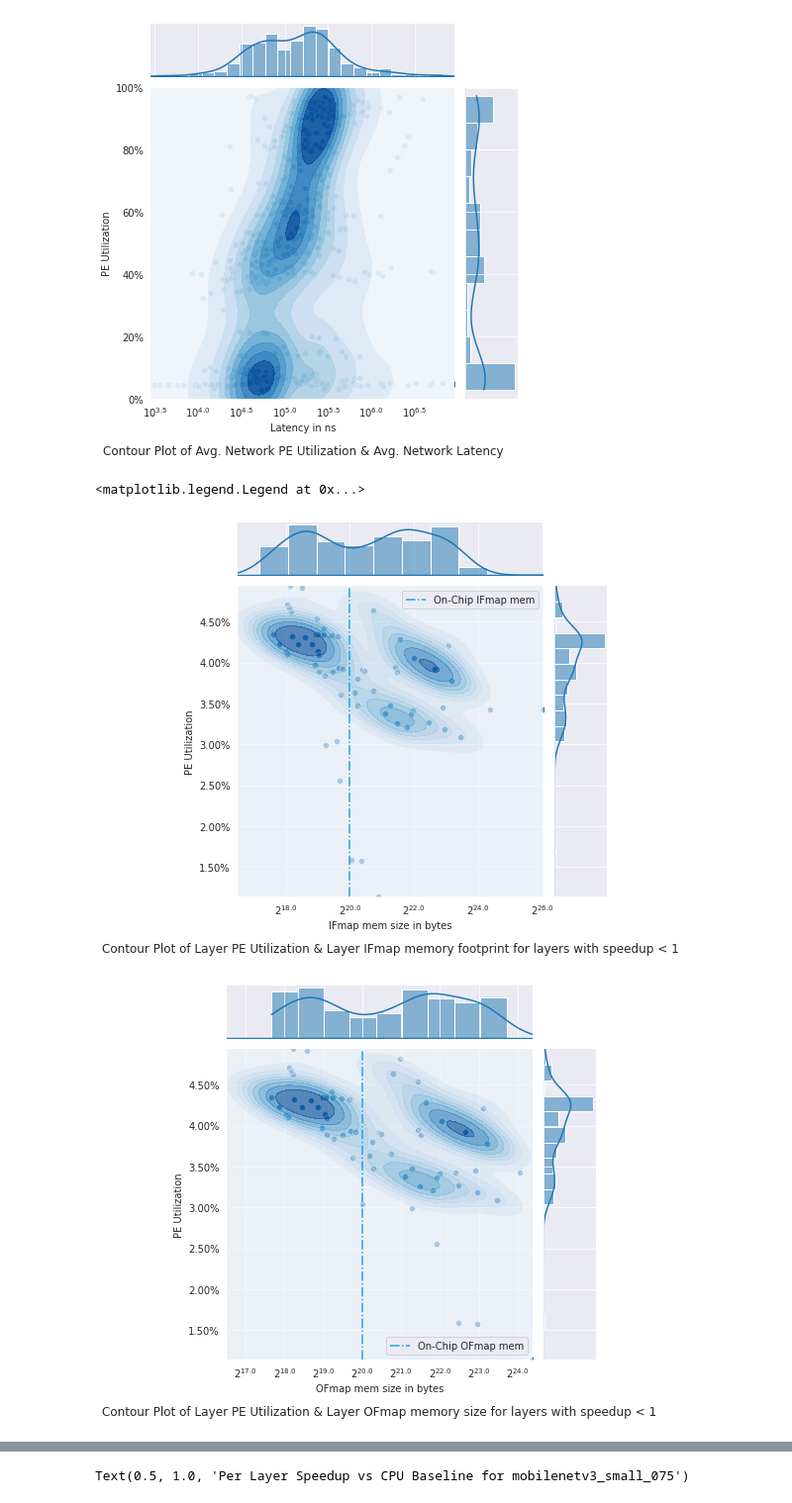
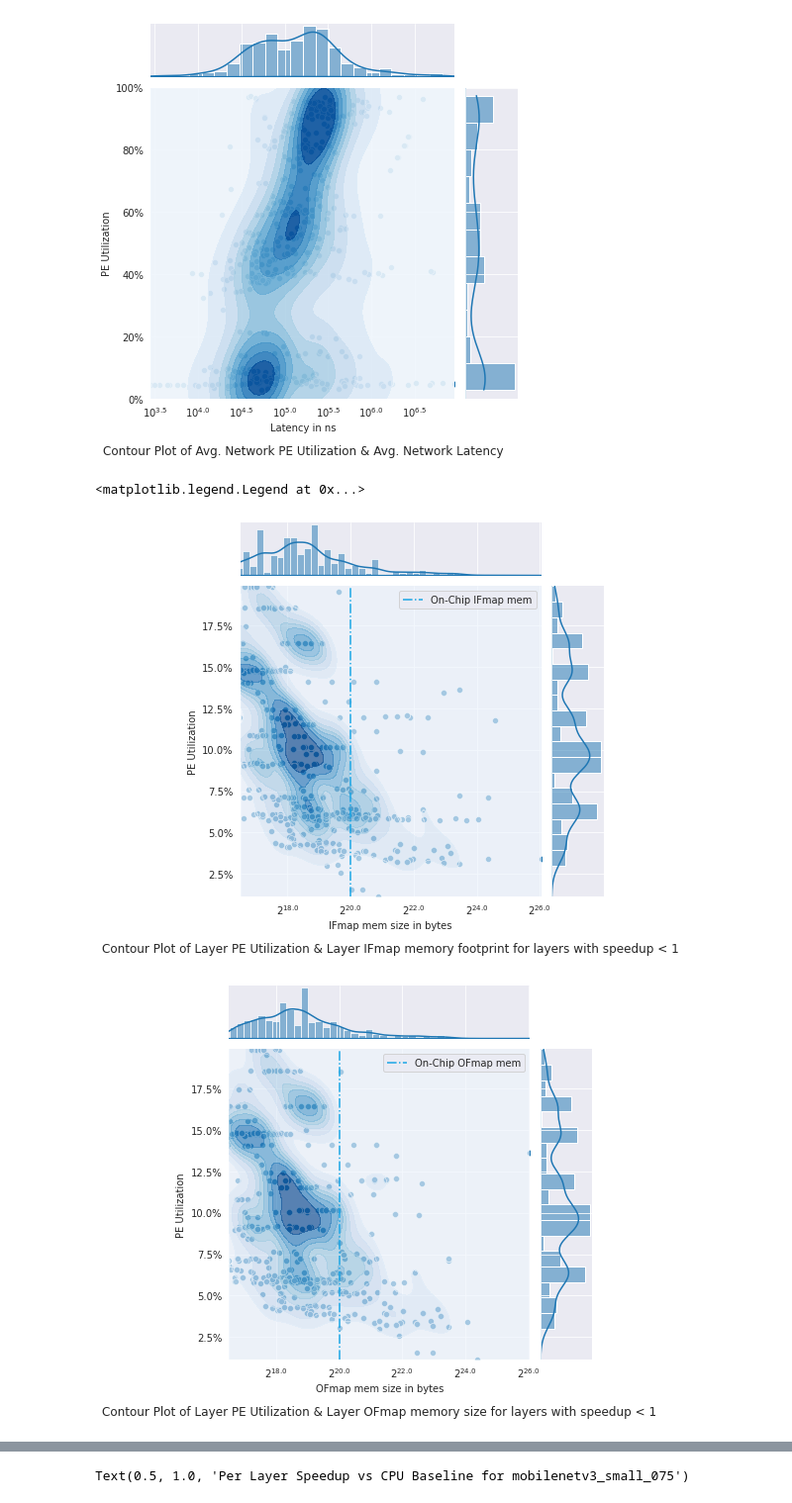
Before and after one commit to asultan123/hero-sim, a Jupyter notebook: scripts/playground.ipynb, the cells around one changed output, grey strips where cells are left out. Shown at 99% size. Drawn from its saved outputs; the diff is of its cells as text; code cells hidden in the pictures.

```diff
--- a/scripts/playground.ipynb
+++ b/scripts/playground.ipynb
@@ -240,7 +306,7 @@ layer_properties = pd.read_csv('../data/layer_metrics.csv', index_col=[0, 1])
 util = arch_metrics['util']
 speedup = arch_metrics['speedup']
 slow_layers_with_low_util = arch_metrics[['util', 'speedup']]
-slow_layers_with_low_util = slow_layers_with_low_util[(util < 0.05) & (speedup < 1)]
+slow_layers_with_low_util = slow_layers_with_low_util[(util < 0.2) & (speedup < 1)]
 slow_layer_properties = layer_properties[layer_properties.index.isin(slow_layers_with_low_util.index)].copy()
 slow_layer_properties.loc[:, 'total_mem_size'] = pd.DataFrame(np.log2(slow_layer_properties['ifmap_mem_size'] + slow_layer_properties['ofmap_mem_size']))
 slow_layer_properties.loc[:, 'ifmap_mem'] = pd.DataFrame(np.log2(slow_layer_properties['ifmap_mem_size']))
@@ -280,32 +346,32 @@ plt = se.jointplot(
     data=slow_layer_properties,
     x="ofmap_mem",
     y="util",
     kind="kde",
     cmap="Blues",
     zorder=5,
     levels=10,
     alpha=0.65,
     shade=True,
     thresh=0,
     ylim=(
         slow_layer_properties[["util"]].min().item(),
         slow_layer_properties[["util"]].max().item(),
     ),
     xlim=(
         16.5,
         slow_layer_properties[["ofmap_mem"]].max().item(),
     ),
 )
 plt.plot_joint(se.scatterplot)
 plt.plot_marginals(se.histplot, zorder=0, kde=True)
 plt.ax_marg_y.yaxis.set_major_formatter(mtick.PercentFormatter())
 plt.ax_marg_x.set_xticklabels([r'$2^{'+str(i)+'}$' for i in plt.ax_marg_x.get_xticks()])
 plt.ax_joint.set_ylabel('PE Utilization')
 plt.ax_joint.set_xlabel('OFmap mem size in bytes')
 plt.ax_joint.set_title('Contour Plot of Layer PE Utilization & Layer OFmap memory size for layers with speedup < 1', y = -0.2)
 plt.ax_joint.axvline(x = 20, color='#18A5E5', alpha=1, linestyle='-.', zorder=10, label='On-Chip OFmap mem')
 plt.ax_joint.legend()
 # %% [output]
 <matplotlib.legend.Legend at 0x...>
-[figure, old version]
+[figure, new version]
-[figure, old version]
+[figure, new version]
```
Also changed, not shown: parts of 12 cells of this notebook.
